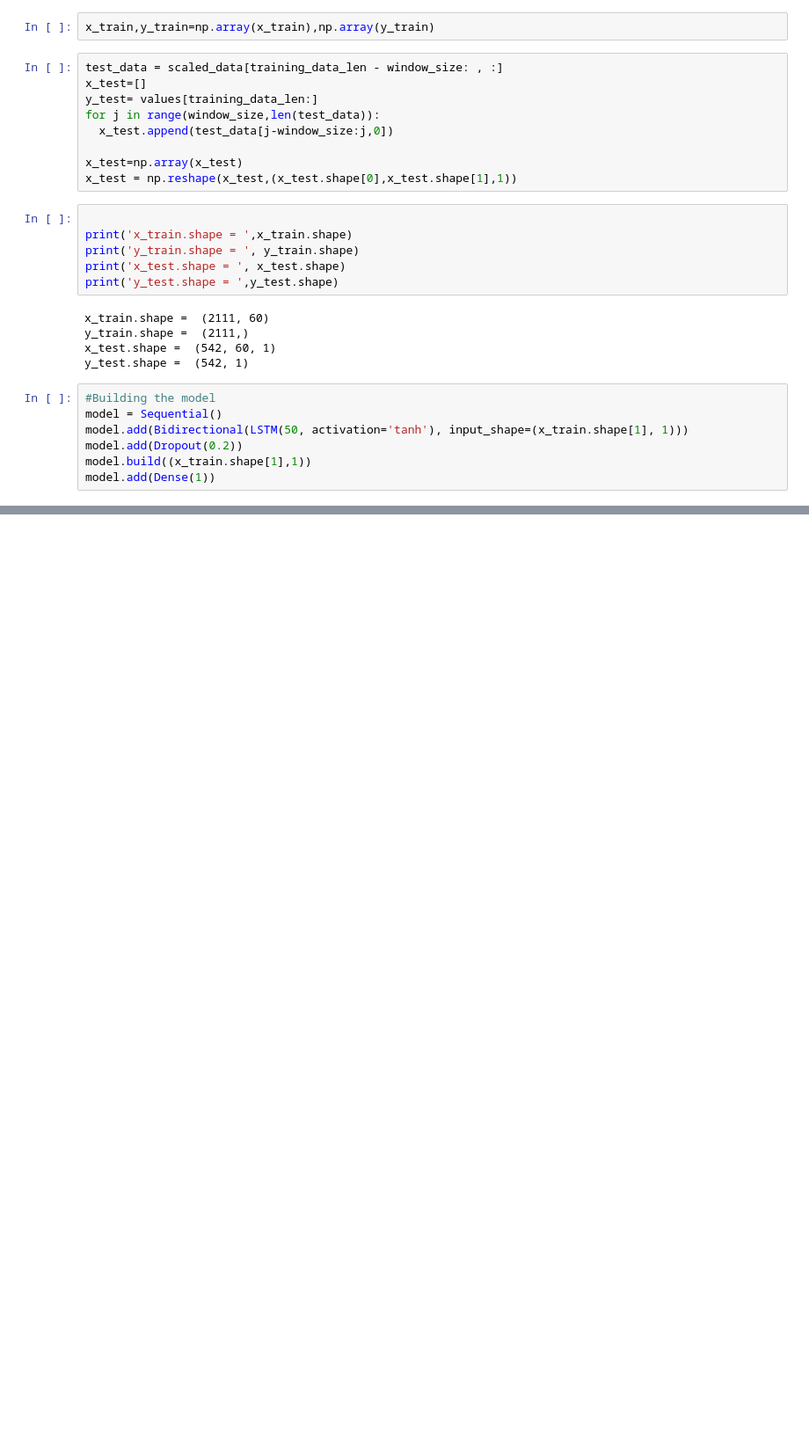
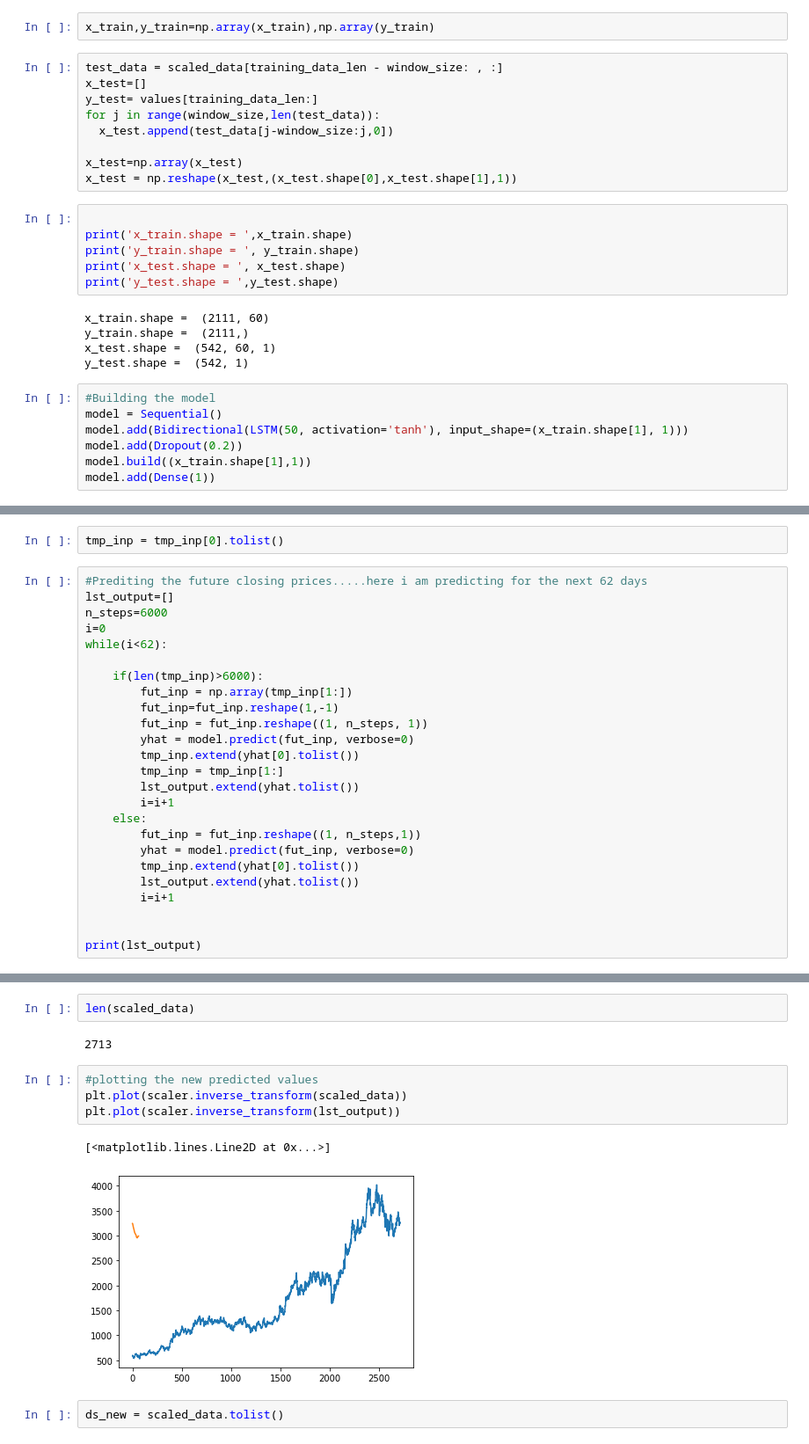
Before and after one commit to abdullah5282/BiLSTM-in-Stock-Prediction, a Jupyter notebook: BILSTM_in_Stock_prediction.ipynb, the cells around one changed output, grey strips where cells are left out. Shown at 88% size. Drawn from its saved outputs; the diff is of its cells as text; blank space fills up the shorter version.

```diff
--- a/BILSTM_in_Stock_prediction.ipynb
+++ b/BILSTM_in_Stock_prediction.ipynb
@@ -267,0 +286,27 @@ plt.show()
+# %%
+tmp_inp = tmp_inp[0].tolist()
+# %%
+#Prediting the future closing prices.....here i am predicting for the next 62 days
+lst_output=[]
+n_steps=6000
+i=0
+while(i<62):
+
+    if(len(tmp_inp)>6000):
+        fut_inp = np.array(tmp_inp[1:])
+        fut_inp=fut_inp.reshape(1,-1)
+        fut_inp = fut_inp.reshape((1, n_steps, 1))
+        yhat = model.predict(fut_inp, verbose=0)
+        tmp_inp.extend(yhat[0].tolist())
+        tmp_inp = tmp_inp[1:]
+        lst_output.extend(yhat.tolist())
+        i=i+1
+    else:
+        fut_inp = fut_inp.reshape((1, n_steps,1))
+        yhat = model.predict(fut_inp, verbose=0)
+        tmp_inp.extend(yhat[0].tolist())
+        lst_output.extend(yhat.tolist())
+        i=i+1
+
+
+print(lst_output)
@@ -267,0 +359,13 @@ plt.show()
+# %%
+len(scaled_data)
+# %% [output]
+2713
+# %%
+#plotting the new predicted values
+plt.plot(scaler.inverse_transform(scaled_data))
+plt.plot(scaler.inverse_transform(lst_output))
+# %% [output]
+[<matplotlib.lines.Line2D at 0x...>]
+[figure, added]
+# %%
+ds_new = scaled_data.tolist()
```
Also changed, not shown: parts of 26 cells of this notebook.
